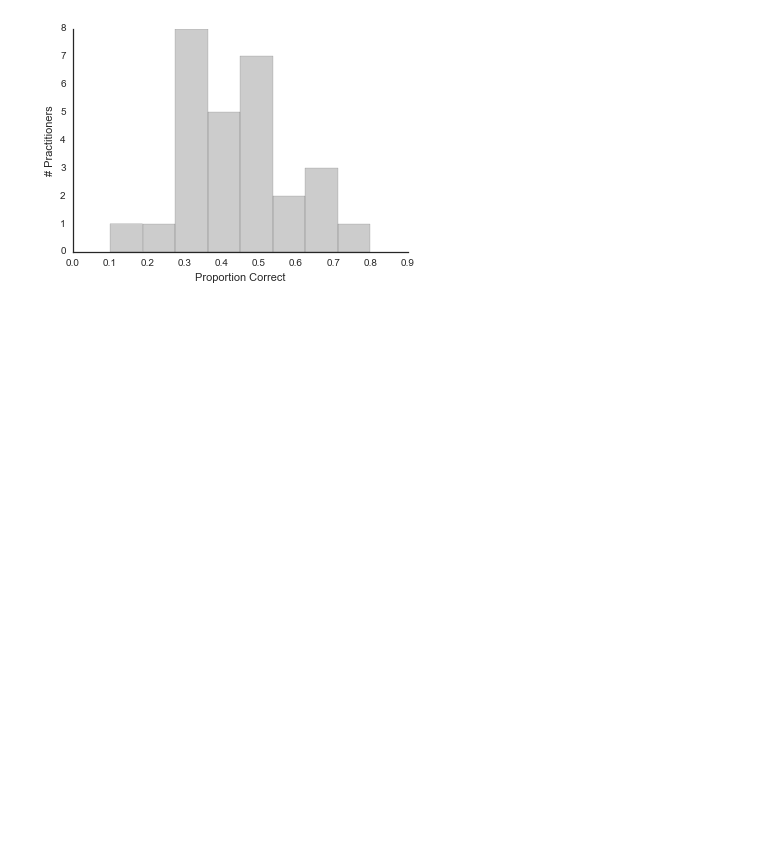
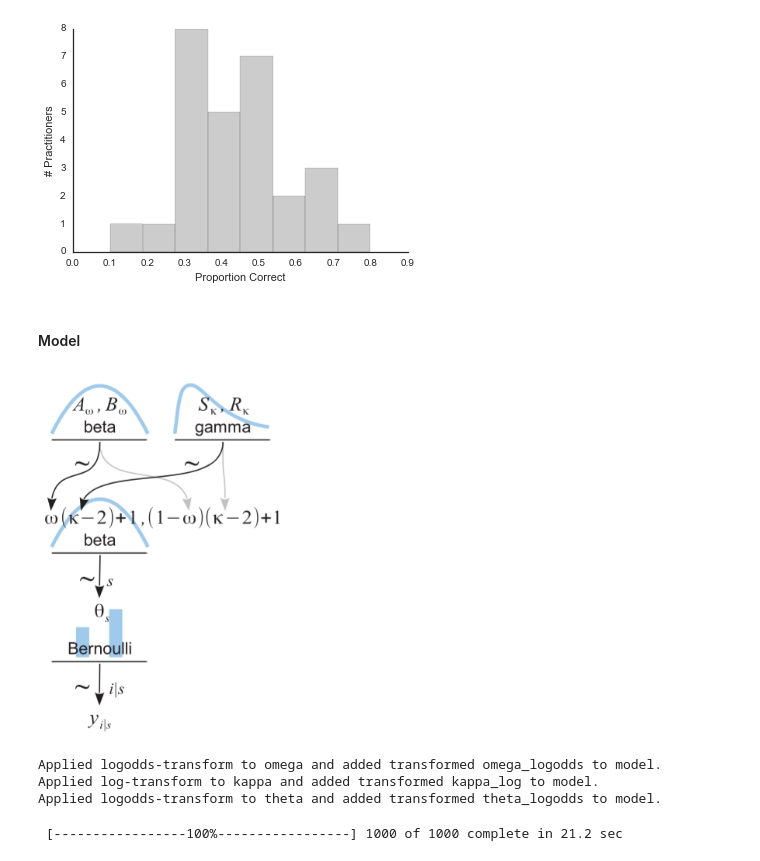
Before and after one commit to JWarmenhoven/DBDA-python, a Jupyter notebook: Notebooks/Chapter 9.ipynb, the cells around one changed output. Saved outputs shown, nothing was run; the diff lists cells and outputs as text; code cells hidden in the pictures; blank space fills up the shorter version.

```diff
--- a/Notebooks/Chapter 9.ipynb
+++ b/Notebooks/Chapter 9.ipynb
@@ -37,3 +38,29 @@ ax.set(xlabel='Proportion Correct', ylabel='# Practitioners')
 sns.despine(ax=ax);
 # %% [output]
 [figure]
+# %% [markdown]
+#### Model
+# %%
+Image('images/fig9_7.png', width=250)
+# %% [output]
+[figure, added]
+# %%
+with pmc.Model() as hierarchical_model:
+    omega = pmc.Beta('omega', 2, 2)
+    kappa = pmc.Gamma('kappa', 1, 0.01)
+
+    theta = pmc.Beta('theta', omega*(kappa-2)+1, (1-omega)*(kappa-2)+1, shape=df.s.size)
+
+    y = pmc.Bernoulli('y', theta, observed=df.y)
+# %% [output]
+Applied logodds-transform to omega and added transformed omega_logodds to model.
+Applied log-transform to kappa and added transformed kappa_log to model.
+Applied logodds-transform to theta and added transformed theta_logodds to model.
+# %%
+with hierarchical_model:
+    start = pmc.find_MAP()
+    step = pmc.NUTS(state=start)
+
+    trace= pmc.sample(1000, step, start=start)
+# %% [output]
+ [-----------------100%-----------------] 1000 of 1000 complete in 21.2 sec
```
Also changed, not shown: parts of 3 cells of this notebook, 2 other files.
